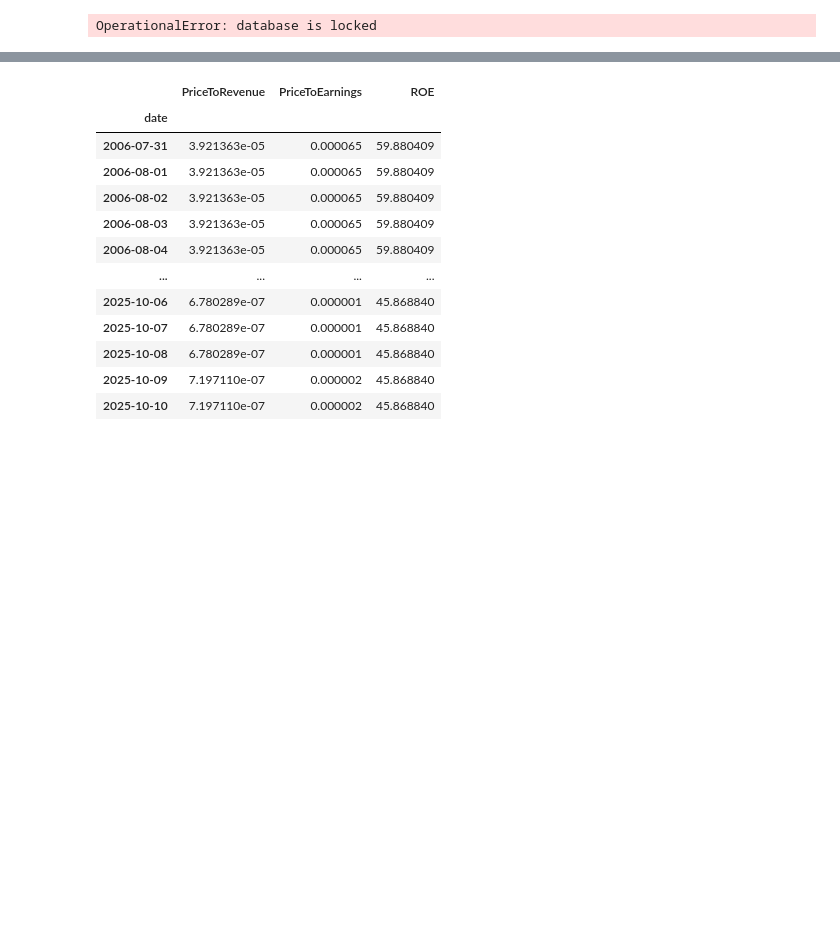
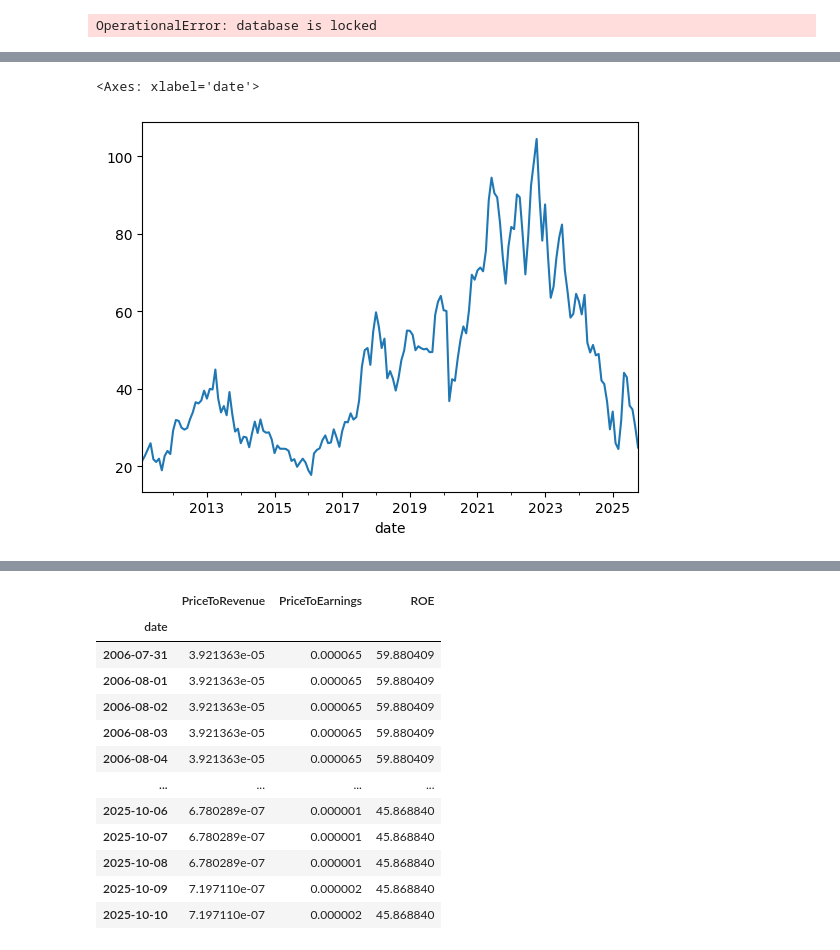
Before and after one commit to faustostangler/FLY, a Jupyter notebook: playgroung.ipynb, the cells around one changed output, grey strips where cells are left out. Saved outputs shown, nothing was run; the diff lists cells and outputs as text; code cells hidden in the pictures; blank space fills up the shorter version.

```diff
--- a/playgroung.ipynb
+++ b/playgroung.ipynb
@@ -1341,0 +1342,5 @@ df
+# %%
+df['99.3.close - stock_3'].plot()
+# %% [output]
+<Axes: xlabel='date'>
+[figure, added]
```
Also changed, not shown: parts of 2 cells of this notebook, 5 other files.
